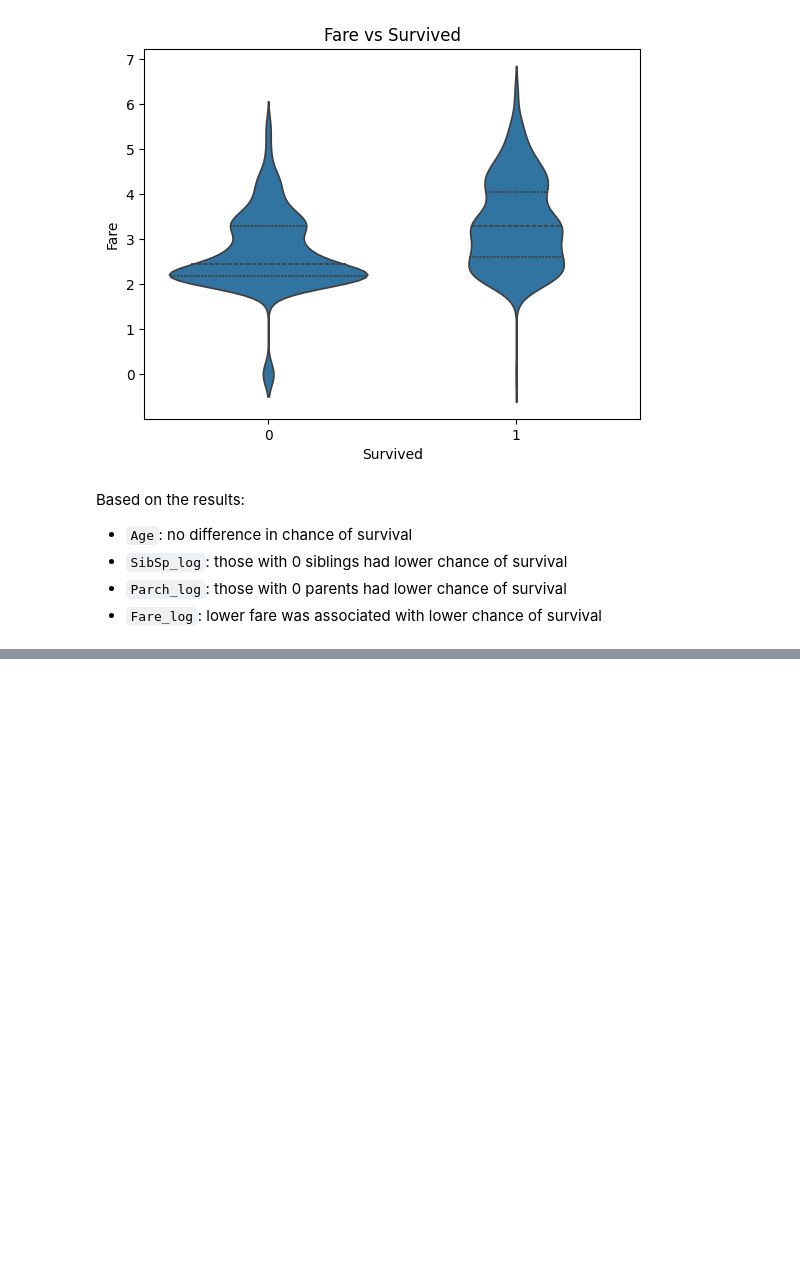
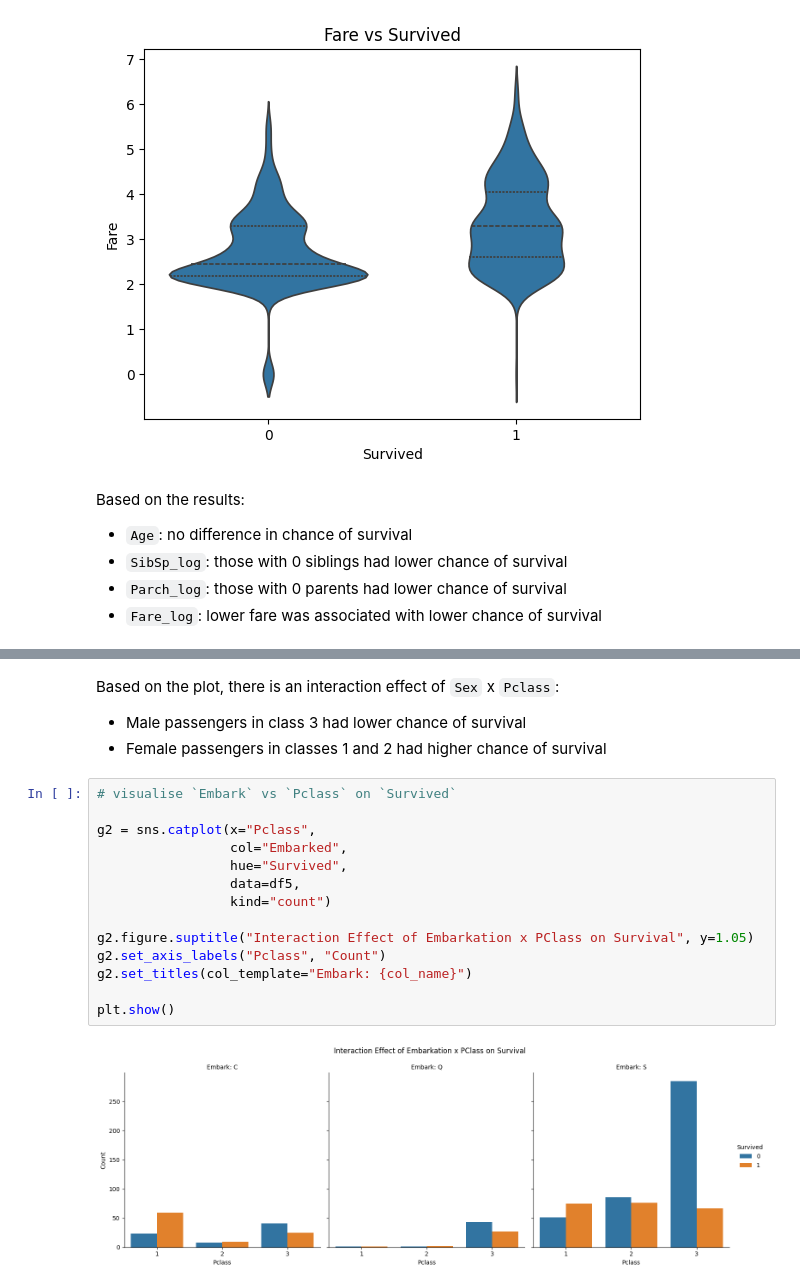
Before and after one commit to svarong-port/data-analytics-projects, a Jupyter notebook: titanic/titanic.ipynb, the cells around one changed output, grey strips where cells are left out. Saved outputs shown, nothing was run; the diff lists cells and outputs as text; blank space fills up the shorter version.

```diff
--- a/titanic/titanic.ipynb
+++ b/titanic/titanic.ipynb
@@ -553,0 +527,20 @@ Based on the results:
+# %% [markdown]
+Based on the plot, there is an interaction effect of `Sex` x `Pclass`:
+- Male passengers in class 3 had lower chance of survival
+- Female passengers in classes 1 and 2 had higher chance of survival
+# %%
+# visualise `Embark` vs `Pclass` on `Survived`
+
+g2 = sns.catplot(x="Pclass",
+                 col="Embarked",
+                 hue="Survived",
+                 data=df5,
+                 kind="count")
+
+g2.figure.suptitle("Interaction Effect of Embarkation x PClass on Survival", y=1.05)
+g2.set_axis_labels("Pclass", "Count")
+g2.set_titles(col_template="Embark: {col_name}")
+
+plt.show()
+# %% [output]
+[figure, added]
```
Also changed, not shown: parts of 17 cells of this notebook.
